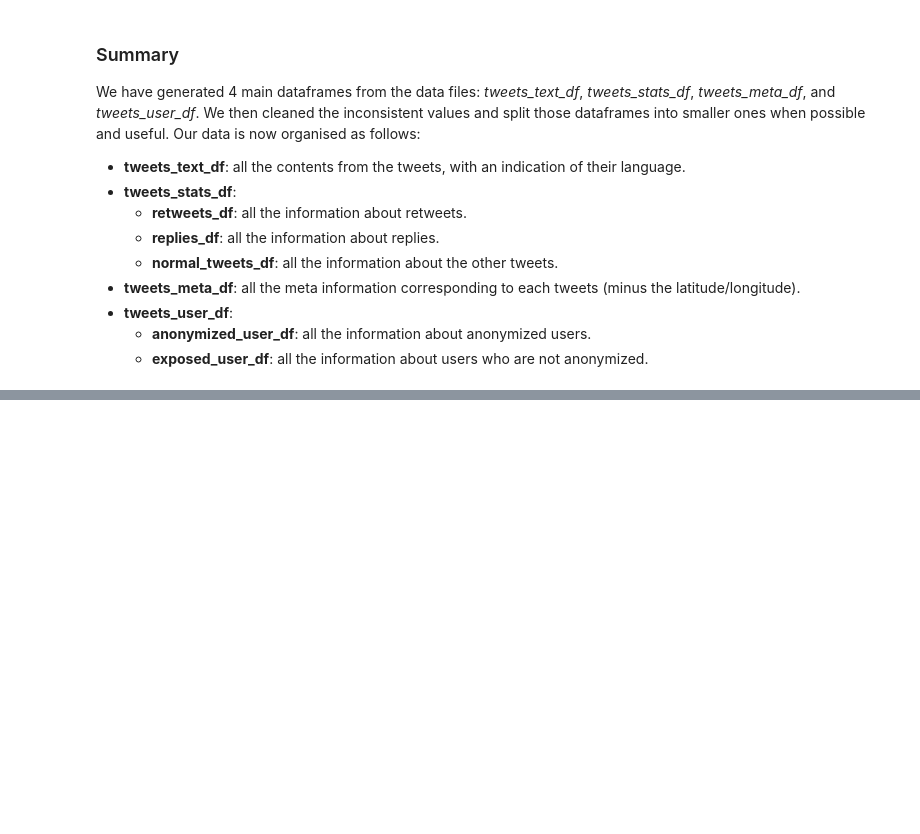
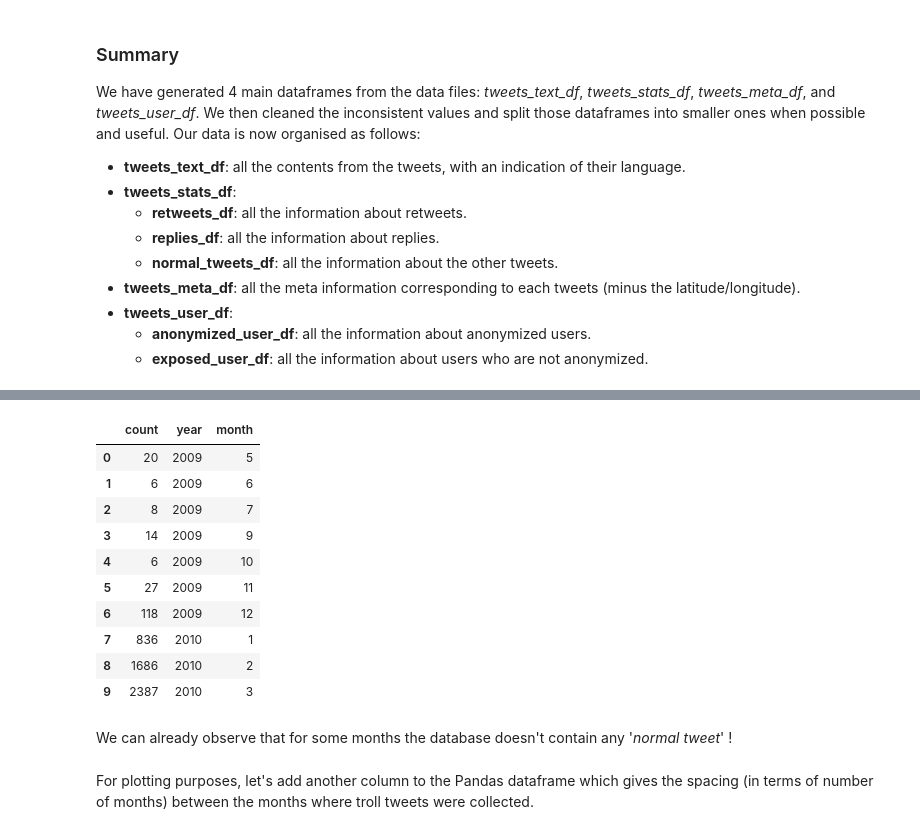
Before and after one commit to MaxDimi/Project-ADA-2018, a Jupyter notebook: project_notebook_Tweets.ipynb, the cells around one changed output, grey strips where cells are left out. Drawn from its saved outputs; the diff is of its cells as text; code cells hidden in the pictures; blank space fills up the shorter version.

```diff
--- a/project_notebook_Tweets.ipynb
+++ b/project_notebook_Tweets.ipynb
@@ -496,0 +539,34 @@ We have generated 4 main dataframes from the data files: *tweets_text_df*, *twee
+# %%
+# convert time_stamps into handy integers
+normal_dates_query = """SELECT COUNT(tweetid) AS count, YEAR(tweet_time) AS year, MONTH(tweet_time) AS month
+                        FROM normal_tweets_sql
+                        GROUP BY YEAR(tweet_time),MONTH(tweet_time)
+                        ORDER BY YEAR(tweet_time) ASC, MONTH(tweet_time) ASC
+                     """
+normal_dates_df = spark.sql(normal_dates_query)
+
+# store as a Panda dataframe (very small, absolutely no problem with the memory)
+normal_dates_pd = normal_dates_df.toPandas()
+
+# retrieve total number of months for which potential troll tweets have been detected
+n_months = normal_dates_pd.shape[0]
+
+# retrieve (only) the first month and first year
+date_ref = normal_dates_pd.iloc[0][1:]
+
+# print
+normal_dates_pd.head(10)
+# %% [output]
+|  | count | year | month |
+| 0 | 20 | 2009 | 5 |
+| 1 | 6 | 2009 | 6 |
+| 2 | 8 | 2009 | 7 |
+| 3 | 14 | 2009 | 9 |
+| 4 | 6 | 2009 | 10 |
+| 5 | 27 | 2009 | 11 |
+| 6 | 118 | 2009 | 12 |
+| 7 | 836 | 2010 | 1 |
+| 8 | 1686 | 2010 | 2 |
+| 9 | 2387 | 2010 | 3 |
+# %% [markdown]
+We can already observe that for some months the database doesn't contain any '*normal tweet*' !
@@ -496,0 +595,2 @@ We have generated 4 main dataframes from the data files: *tweets_text_df*, *twee
+# %% [markdown]
+For plotting purposes, let's add another column to the Pandas dataframe which gives the spacing (in terms of number of months) between the months where troll tweets were collected.
```
Also changed, not shown: parts of 19 cells of this notebook.
